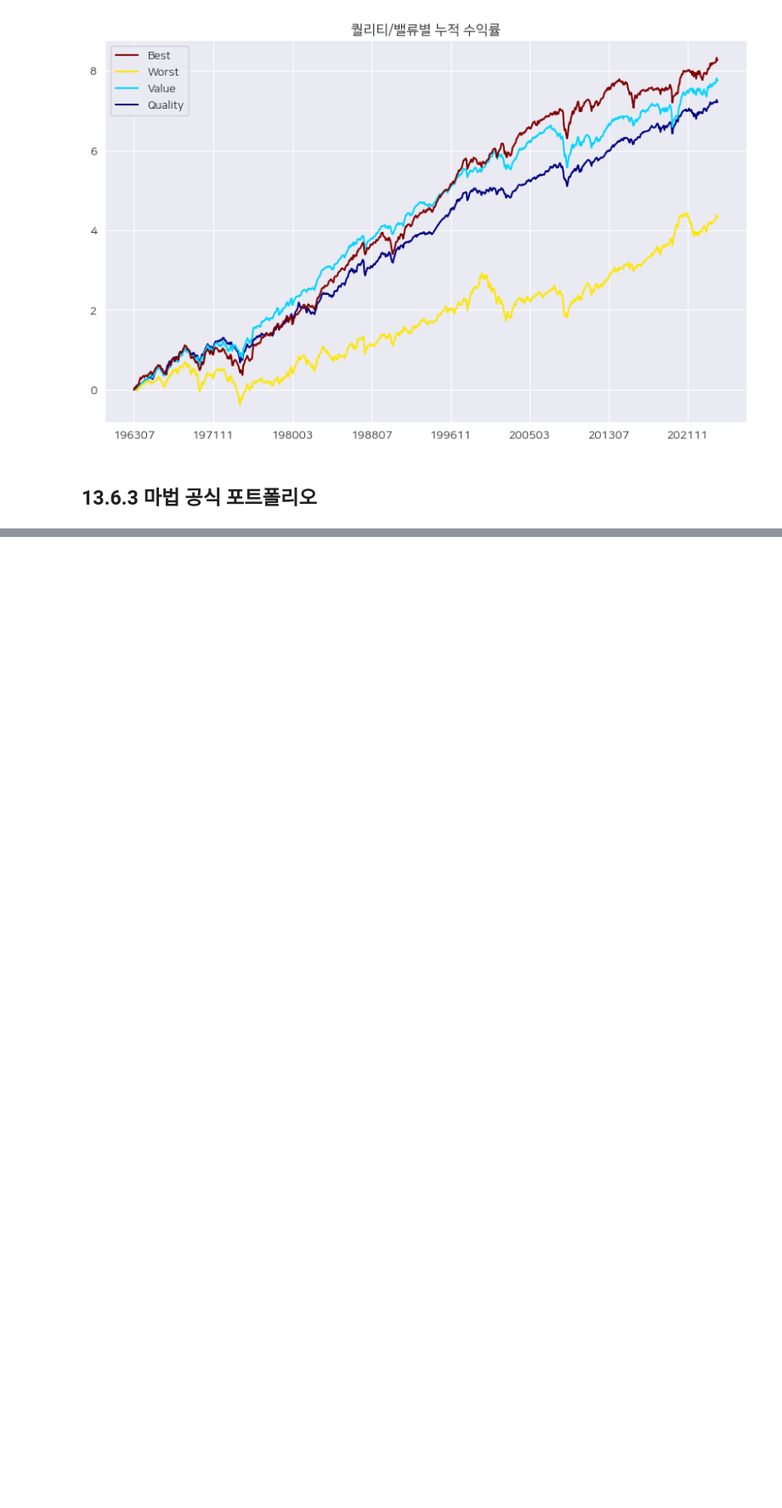
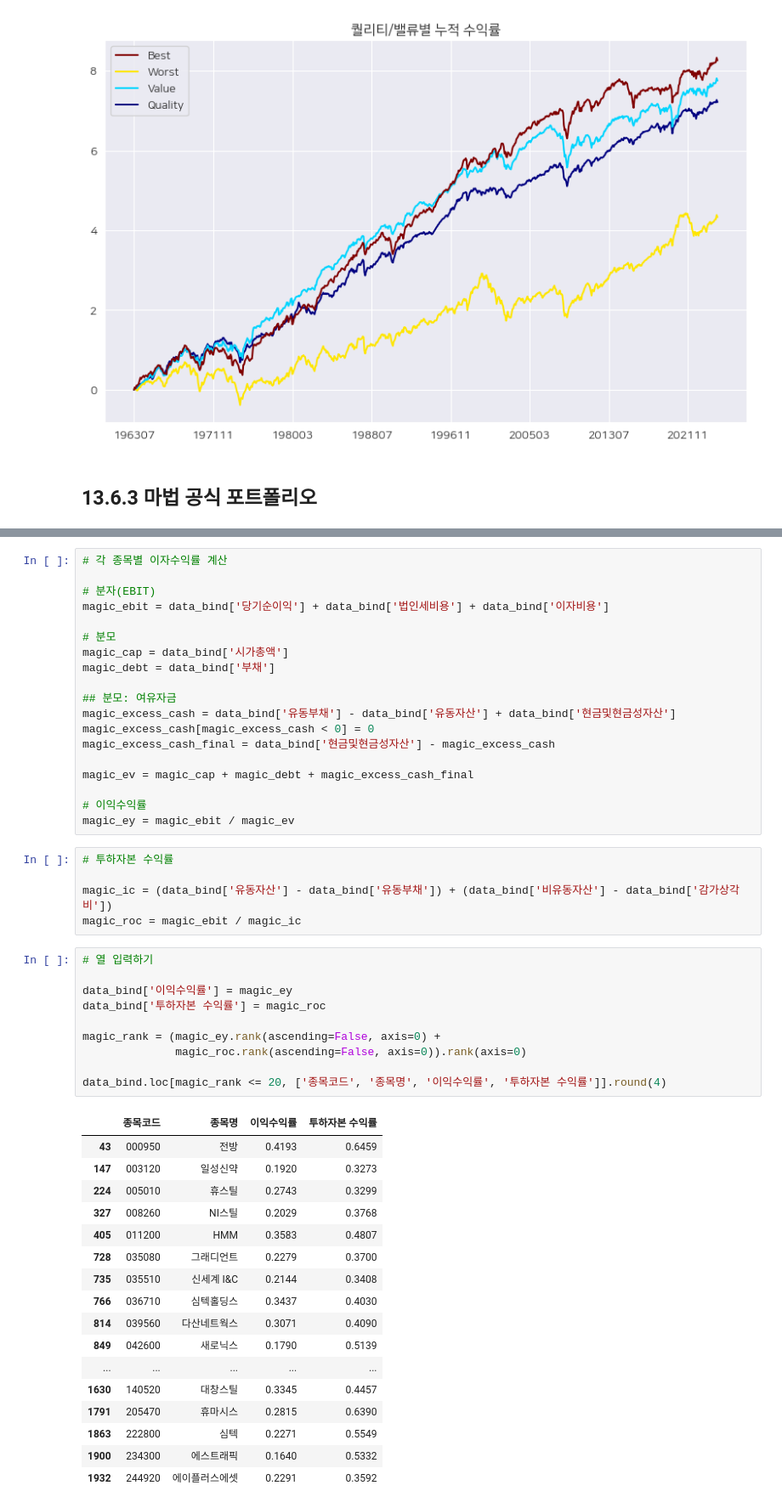
Before and after one commit to Glesep/Quant, a Jupyter notebook: chap_13/chap13.ipynb, the cells around one changed output, grey strips where cells are left out. Shown at 85% size. Cells and saved outputs as stored; diff of their text form; blank space fills up the shorter version.

```diff
--- a/chap_13/chap13.ipynb
+++ b/chap_13/chap13.ipynb
@@ -907,0 +908,52 @@ data_bind.head()
+# %%
+# 각 종목별 이자수익률 계산
+
+# 분자(EBIT)
+magic_ebit = data_bind['당기순이익'] + data_bind['법인세비용'] + data_bind['이자비용']
+
+# 분모
+magic_cap = data_bind['시가총액']
+magic_debt = data_bind['부채']
+
+## 분모: 여유자금
+magic_excess_cash = data_bind['유동부채'] - data_bind['유동자산'] + data_bind['현금및현금성자산']
+magic_excess_cash[magic_excess_cash < 0] = 0
+magic_excess_cash_final = data_bind['현금및현금성자산'] - magic_excess_cash
+
+magic_ev = magic_cap + magic_debt + magic_excess_cash_final
+
+# 이익수익률
+magic_ey = magic_ebit / magic_ev
+# %%
+# 투하자본 수익률
+
+magic_ic = (data_bind['유동자산'] - data_bind['유동부채']) + (data_bind['비유동자산'] - data_bind['감가상각비'])
+magic_roc = magic_ebit / magic_ic
+# %%
+# 열 입력하기
+
+data_bind['이익수익률'] = magic_ey
+data_bind['투하자본 수익률'] = magic_roc
+
+magic_rank = (magic_ey.rank(ascending=False, axis=0) +
+              magic_roc.rank(ascending=False, axis=0)).rank(axis=0)
+
+data_bind.loc[magic_rank <= 20, ['종목코드', '종목명', '이익수익률', '투하자본 수익률']].round(4)
+# %% [output]
+|  | 종목코드 | 종목명 | 이익수익률 | 투하자본 수익률 |
+| 43 | 000950 | 전방 | 0.4193 | 0.6459 |
+| 147 | 003120 | 일성신약 | 0.1920 | 0.3273 |
+| 224 | 005010 | 휴스틸 | 0.2743 | 0.3299 |
+| 327 | 008260 | NI스틸 | 0.2029 | 0.3768 |
+| 405 | 011200 | HMM | 0.3583 | 0.4807 |
+| 728 | 035080 | 그래디언트 | 0.2279 | 0.3700 |
+| 735 | 035510 | 신세계 I&C | 0.2144 | 0.3408 |
+| 766 | 036710 | 심텍홀딩스 | 0.3437 | 0.4030 |
+| 814 | 039560 | 다산네트웍스 | 0.3071 | 0.4090 |
+| 849 | 042600 | 새로닉스 | 0.1790 | 0.5139 |
+| ... | ... | ... | ... | ... |
+| 1630 | 140520 | 대창스틸 | 0.3345 | 0.4457 |
+| 1791 | 205470 | 휴마시스 | 0.2815 | 0.6390 |
+| 1863 | 222800 | 심텍 | 0.2271 | 0.5549 |
+| 1900 | 234300 | 에스트래픽 | 0.1640 | 0.5332 |
+| 1932 | 244920 | 에이플러스에셋 | 0.2291 | 0.3592 |
```
Also changed, not shown: parts of 6 cells of this notebook.
